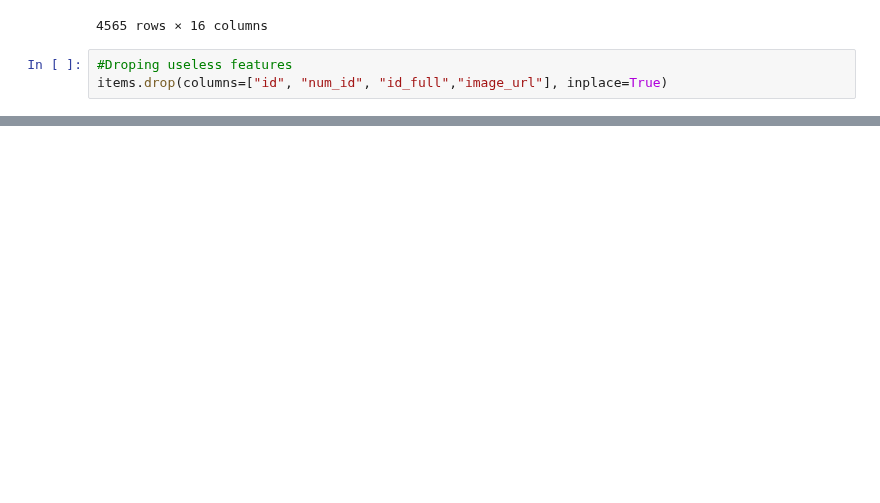
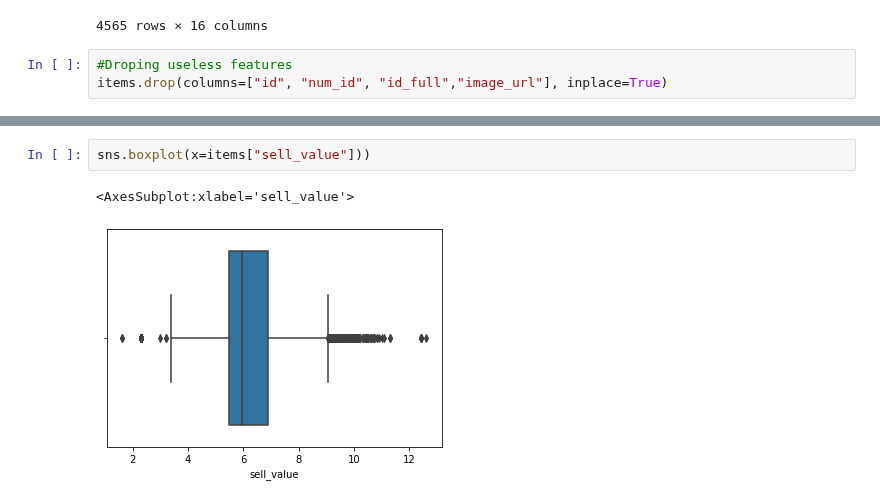
Before and after one commit to ismailkad/acnh_project, a Jupyter notebook: sy09.ipynb, the cells around one changed output, grey strips where cells are left out. Drawn from its saved outputs; the diff is of its cells as text; blank space fills up the shorter version.

```diff
--- a/sy09.ipynb
+++ b/sy09.ipynb
@@ -345,3 +390,8 @@ sns.distplot(a=items["sell_value"])
+# %%
+sns.boxplot(x=items["sell_value"]))
+# %% [output]
+<AxesSubplot:xlabel='sell_value'>
+[figure, added]
 # %%
 #To overcome the extreme values impact on the distribution vizualization, let's transform our data with the log function
 plt.figure(figsize=(16,8))
```
Also changed, not shown: parts of 23 cells of this notebook, 11 other files.
